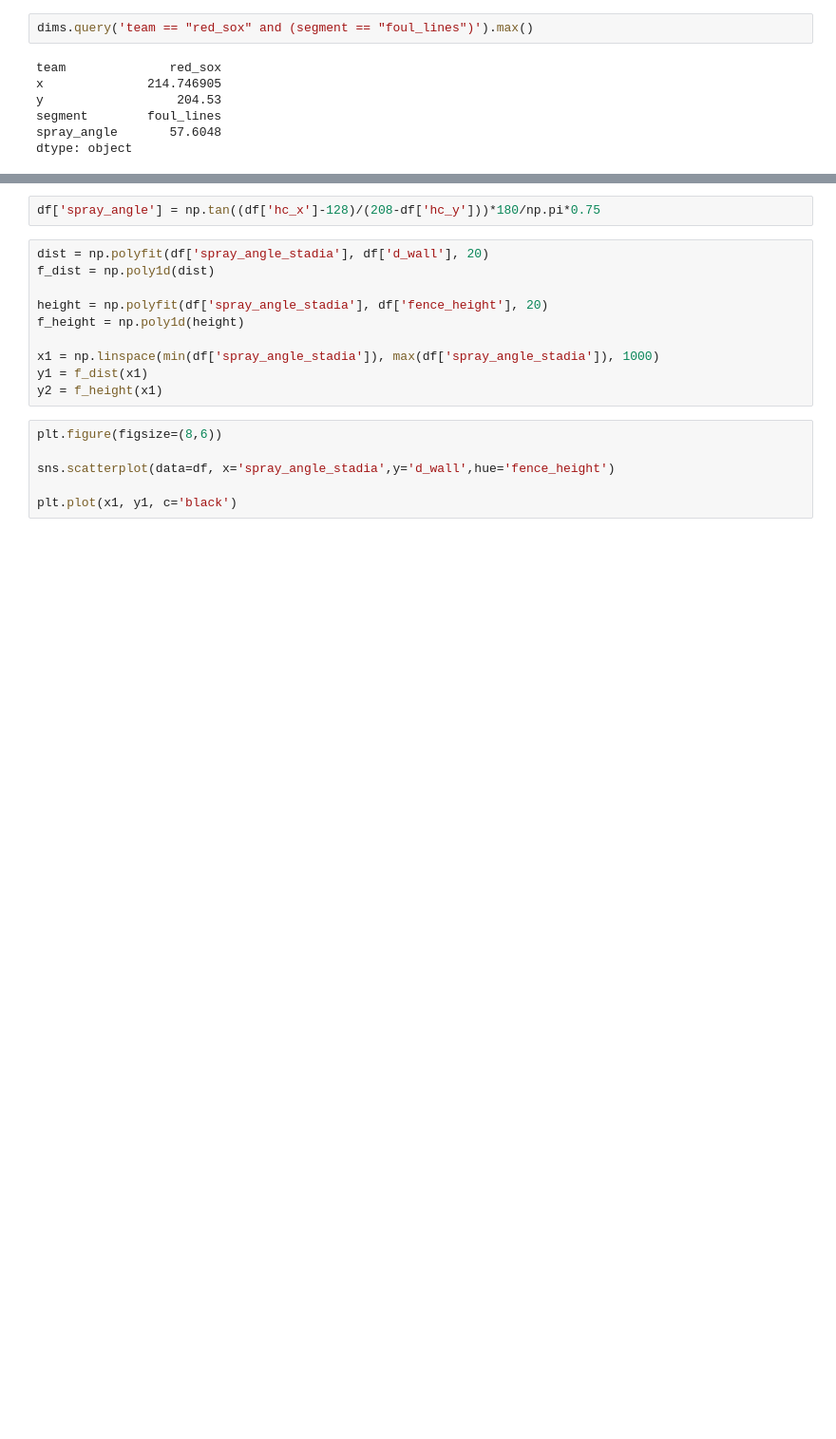
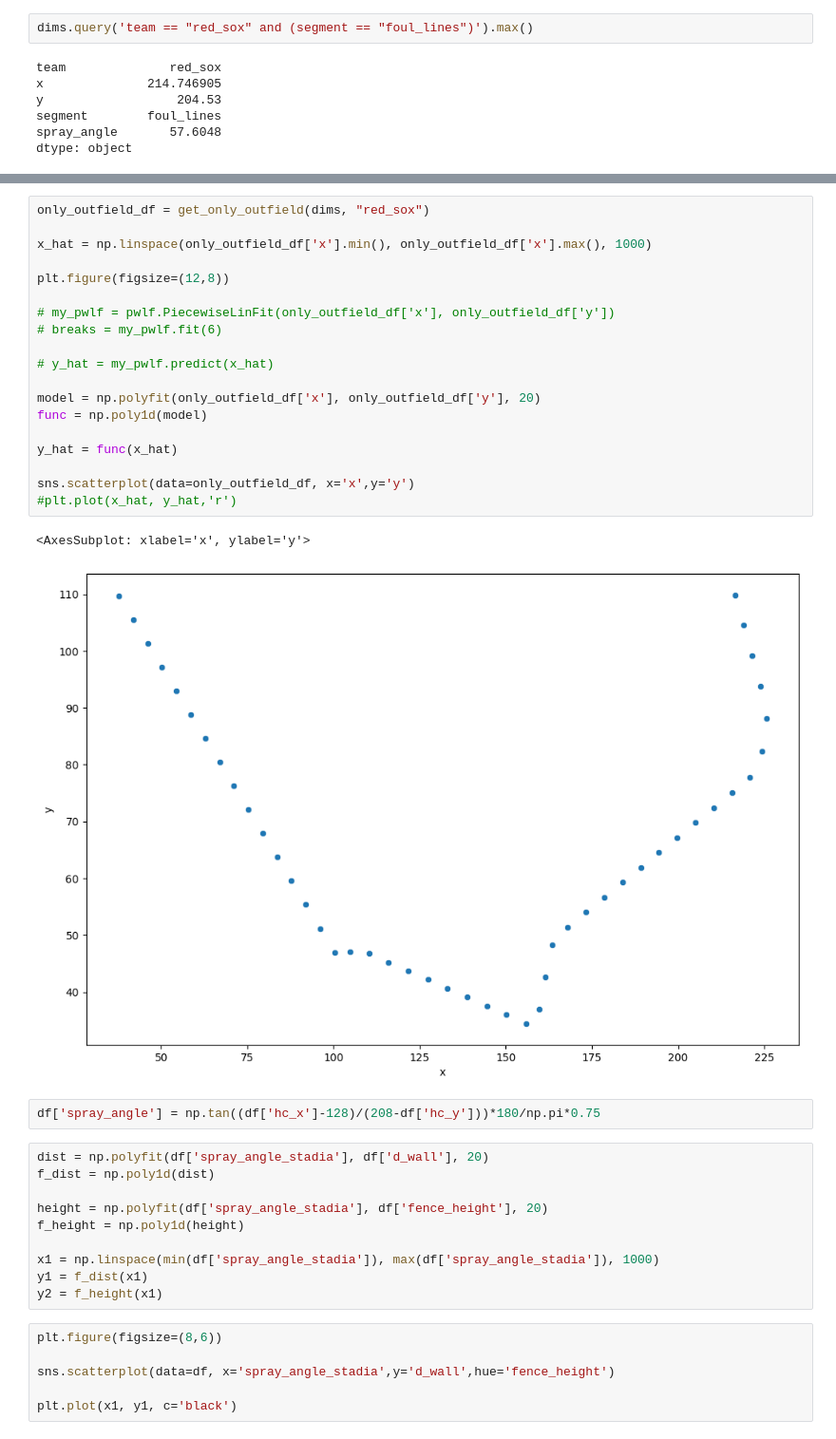
Before and after one commit to vtrudy01/YouTube-Code, a Jupyter notebook: main.ipynb, the cells around one changed output, grey strips where cells are left out. Shown at 95% size. Saved outputs shown, nothing was run; the diff lists cells and outputs as text; blank space fills up the shorter version.

```diff
--- a/main.ipynb
+++ b/main.ipynb
@@ -114,3 +227,25 @@ Name: spray_angle, dtype: float64
+# %%
+only_outfield_df = get_only_outfield(dims, "red_sox")
+
+x_hat = np.linspace(only_outfield_df['x'].min(), only_outfield_df['x'].max(), 1000)
+
+plt.figure(figsize=(12,8))
+
+# my_pwlf = pwlf.PiecewiseLinFit(only_outfield_df['x'], only_outfield_df['y'])
+# breaks = my_pwlf.fit(6)
+
+# y_hat = my_pwlf.predict(x_hat)
+
+model = np.polyfit(only_outfield_df['x'], only_outfield_df['y'], 20)
+func = np.poly1d(model)
+
+y_hat = func(x_hat)
+
+sns.scatterplot(data=only_outfield_df, x='x',y='y')
+#plt.plot(x_hat, y_hat,'r')
+# %% [output]
+<AxesSubplot: xlabel='x', ylabel='y'>
+[figure, added]
 # %%
 df['spray_angle'] = np.tan((df['hc_x']-128)/(208-df['hc_y']))*180/np.pi*0.75
 # %%
```
Also changed, not shown: parts of 31 cells of this notebook, 1 other file.
